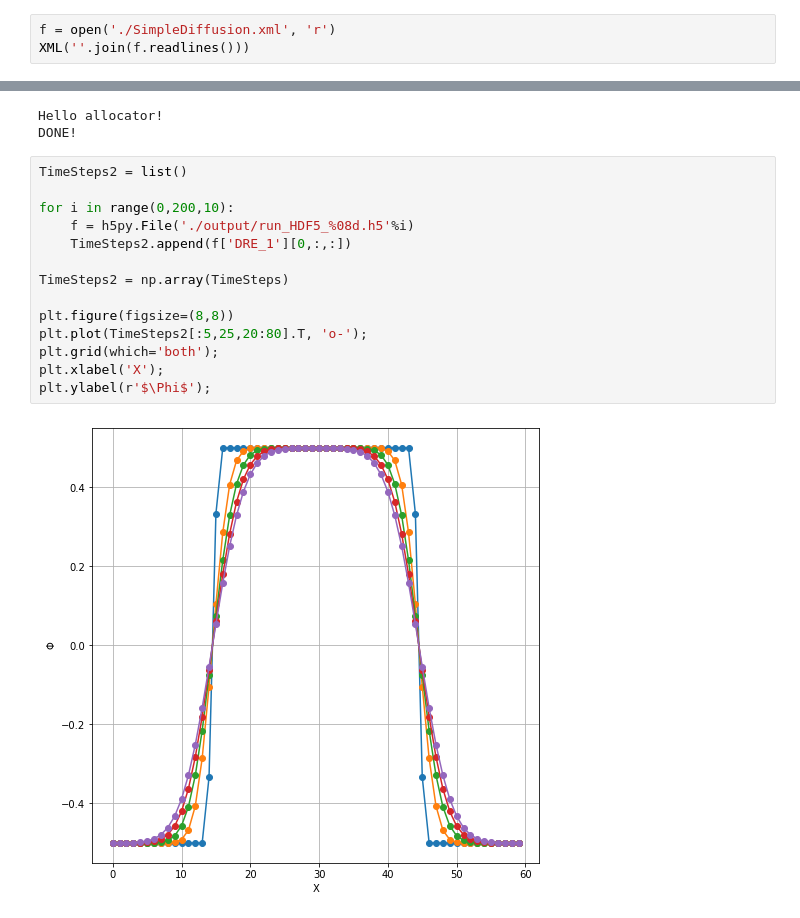
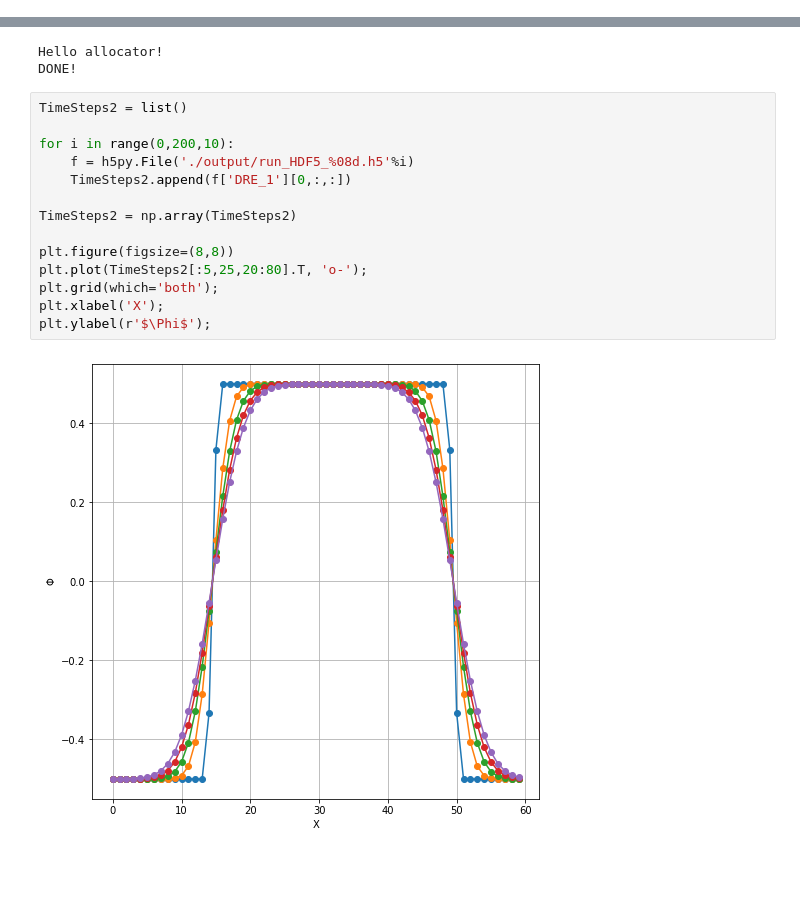
Before and after one commit to mdzik/TCLB_binder, a Jupyter notebook: example/SimpleDIffusionInTCLB.ipynb, the cells around one changed output, grey strips where cells are left out. Cells and saved outputs as stored; diff of their text form; blank space fills up the shorter version.

```diff
--- a/example/SimpleDIffusionInTCLB.ipynb
+++ b/example/SimpleDIffusionInTCLB.ipynb
@@ -36,3 +169,0 @@ from display_xml import XML
-# %%
-f = open('./SimpleDiffusion.xml', 'r')
-XML(''.join(f.readlines()))
@@ -153,16 +259,16 @@ DONE!
 # %%
 TimeSteps2 = list()
 
 for i in range(0,200,10):
     f = h5py.File('./output/run_HDF5_%08d.h5'%i)
     TimeSteps2.append(f['DRE_1'][0,:,:])
 
-TimeSteps2 = np.array(TimeSteps)
+TimeSteps2 = np.array(TimeSteps2)
 
 plt.figure(figsize=(8,8))
 plt.plot(TimeSteps2[:5,25,20:80].T, 'o-');
 plt.grid(which='both');
 plt.xlabel('X');
 plt.ylabel(r'$\Phi$');
 # %% [output]
-[figure, old version]
+[figure, new version]
```
Also changed, not shown: parts of 31 cells of this notebook.
